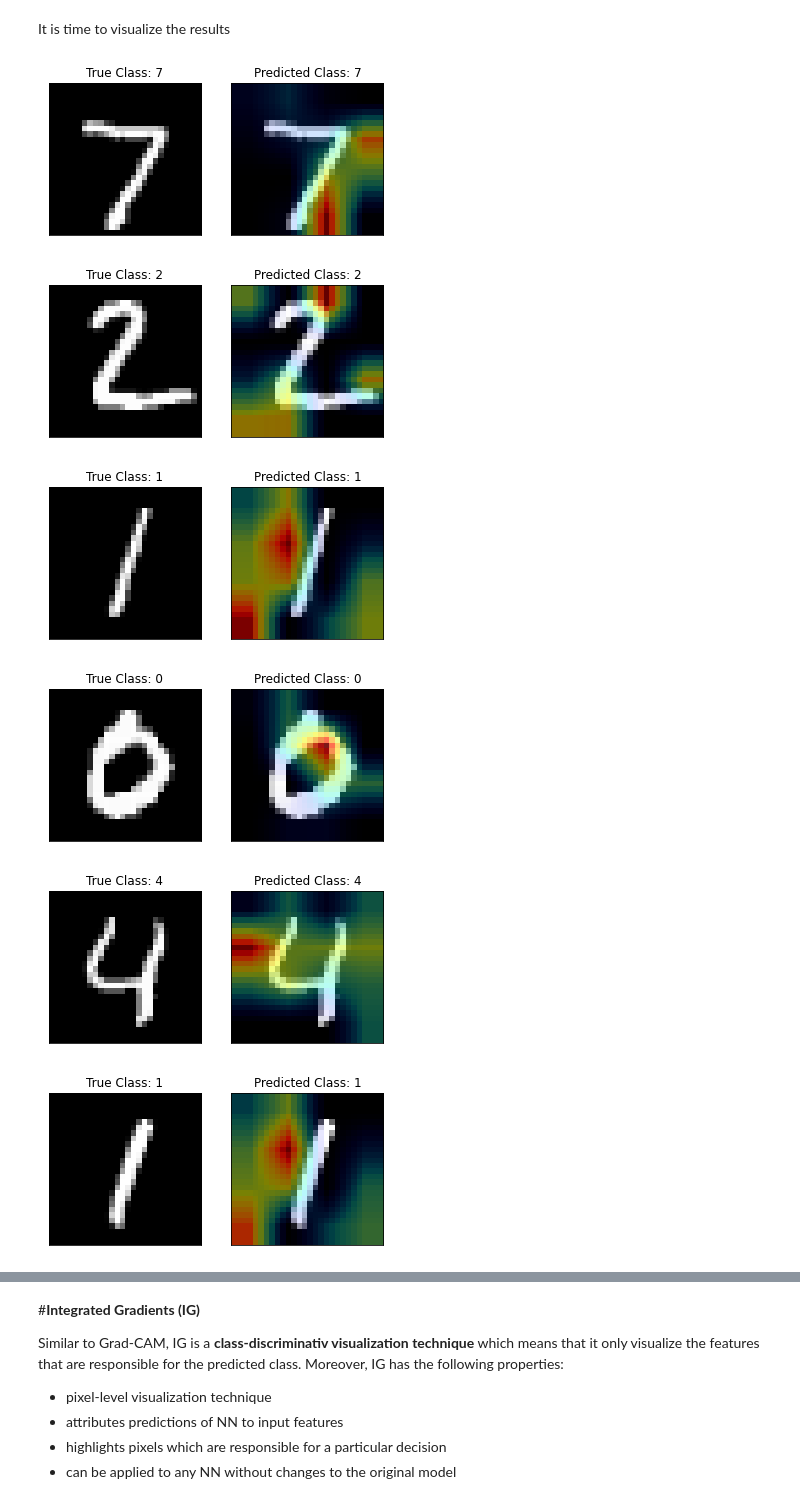
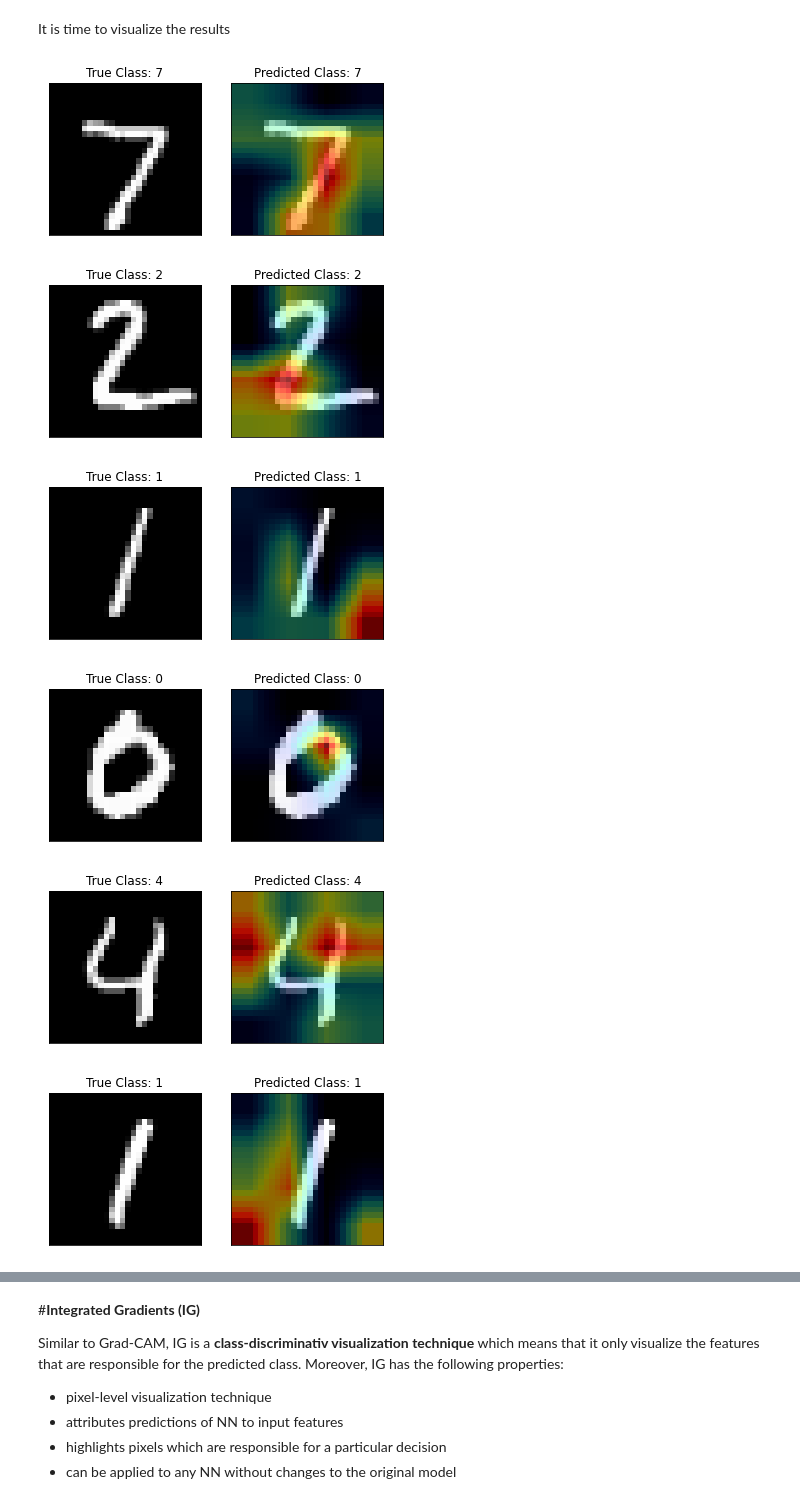
Before and after one commit to PeterDomanski/Introductions, a Jupyter notebook: Deep_Visualizations.ipynb, the cells around one changed output, grey strips where cells are left out. Cells and saved outputs as stored; diff of their text form; code cells hidden in the pictures.

```diff
--- a/Deep_Visualizations.ipynb
+++ b/Deep_Visualizations.ipynb
@@ -55,7 +55,7 @@ x_test = tf.expand_dims(x_test, -1)
 Next, we define a CNN and train it with the MNIST (training) data set
 # %%
 cnn_model = tf.keras.models.Sequential([
-   tf.keras.layers.Input(shape=(28, 28, 1)),
+   tf.keras.layers.InputLayer(input_shape=(28, 28, 1)),
    tf.keras.layers.Conv2D(32, (3, 3), activation='relu', name="conv2d_1"),
    tf.keras.layers.MaxPooling2D((2, 2), padding='same'),
    tf.keras.layers.Conv2D(64, (3, 3), activation='relu', name="conv2d_2"),
@@ -67,7 +67,8 @@ cnn_model = tf.keras.models.Sequential([
 ])
 
 # define loss function for training the cnn
-loss_fn = tf.keras.losses.SparseCategoricalCrossentropy(from_logits=True)
+# loss_fn = tf.keras.losses.SparseCategoricalCrossentropy(from_logits=True)
+loss_fn = tf.keras.losses.SparseCategoricalCrossentropy()
 
 # compile model -> min loss function and measure accuracy of classification
 cnn_model.compile(optimizer='adam',
@@ -148,33 +149,34 @@ grad_cams, pred_classes = grad_cam(cnn_model, x_test, y_test, "conv2d_3")
 It is time to visualize the results
 # %%
 import matplotlib.pyplot as plt
+import numpy as np
 
 def visualize_grad_cam(grad_cams, x_test, y_test, pred_classes):
   for i, grad_cam in enumerate(grad_cams):
     raw_image = tf.squeeze(x_test[i])
     cm = plt.cm.jet
     colors = cm(grad_cam)
     colors[..., -1] = grad_cam
     fig, (ax1, ax2) = plt.subplots(1, 2)
     ax1.imshow(raw_image, cmap='gray')
     ax1.set_xticklabels([])
     ax1.set_xticks([])
     ax1.set_yticklabels([])
     ax1.set_yticks([])
     ax1.set_title('True Class: ' + str(y_test[i]))
     ax2.imshow(raw_image, cmap='gray')
-    ax2.imshow(colors, alpha=0.8)
+    ax2.imshow(colors, alpha=0.8, vmin=np.min(colors), vmax=np.max(colors))
     ax2.set_title('Predicted Class: '+ str(pred_classes[i]))
     ax2.set_xticklabels([])
     ax2.set_xticks([])
     ax2.set_yticklabels([])
     ax2.set_yticks([])
 
 visualize_grad_cam(grad_cams, x_test, y_test, pred_classes)
 # %% [output]
-[figure, old version]
+[figure, new version]
-[figure, old version]
+[figure, new version]
-[figure, old version]
+[figure, new version]
-[figure, old version]
+[figure, new version]
-[figure, old version]
+[figure, new version]
-[figure, old version]
+[figure, new version]
```
Also changed, not shown: parts of 10 cells of this notebook.
